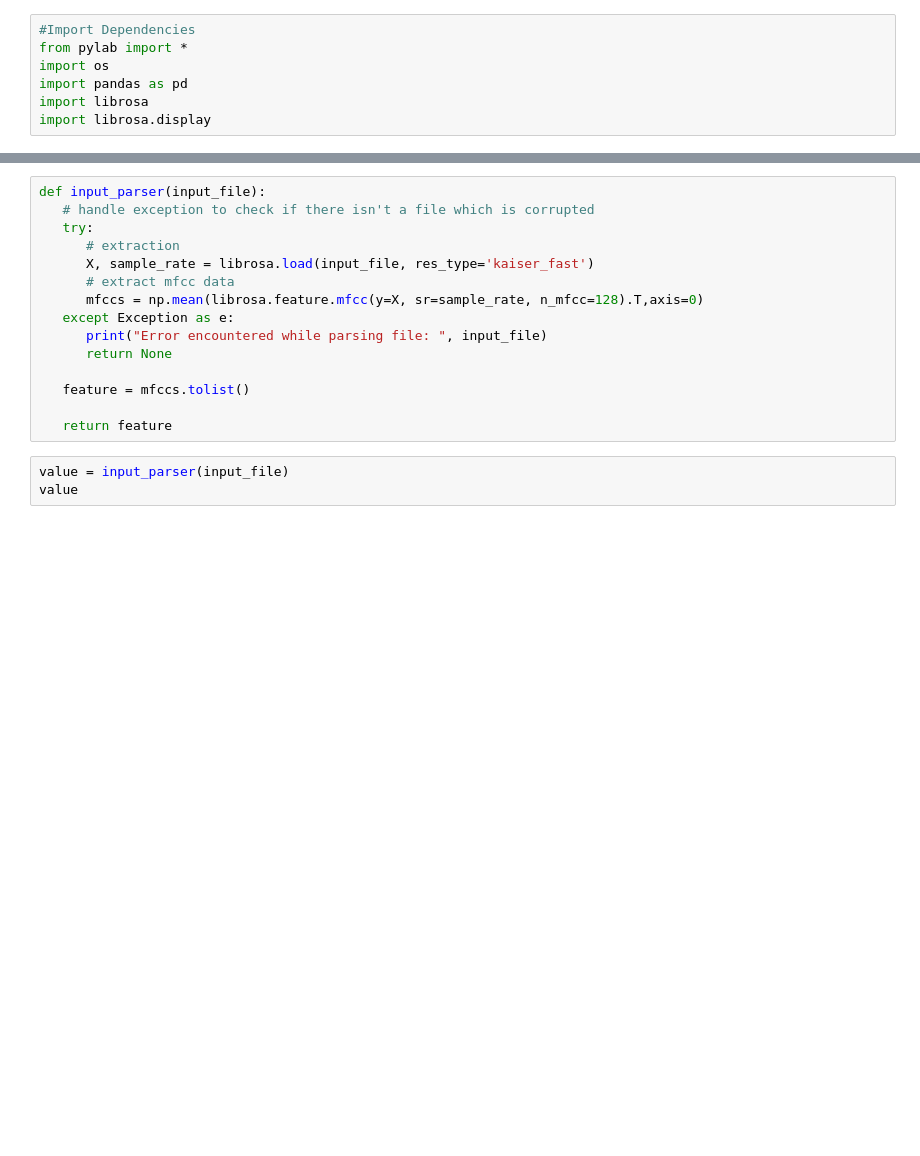
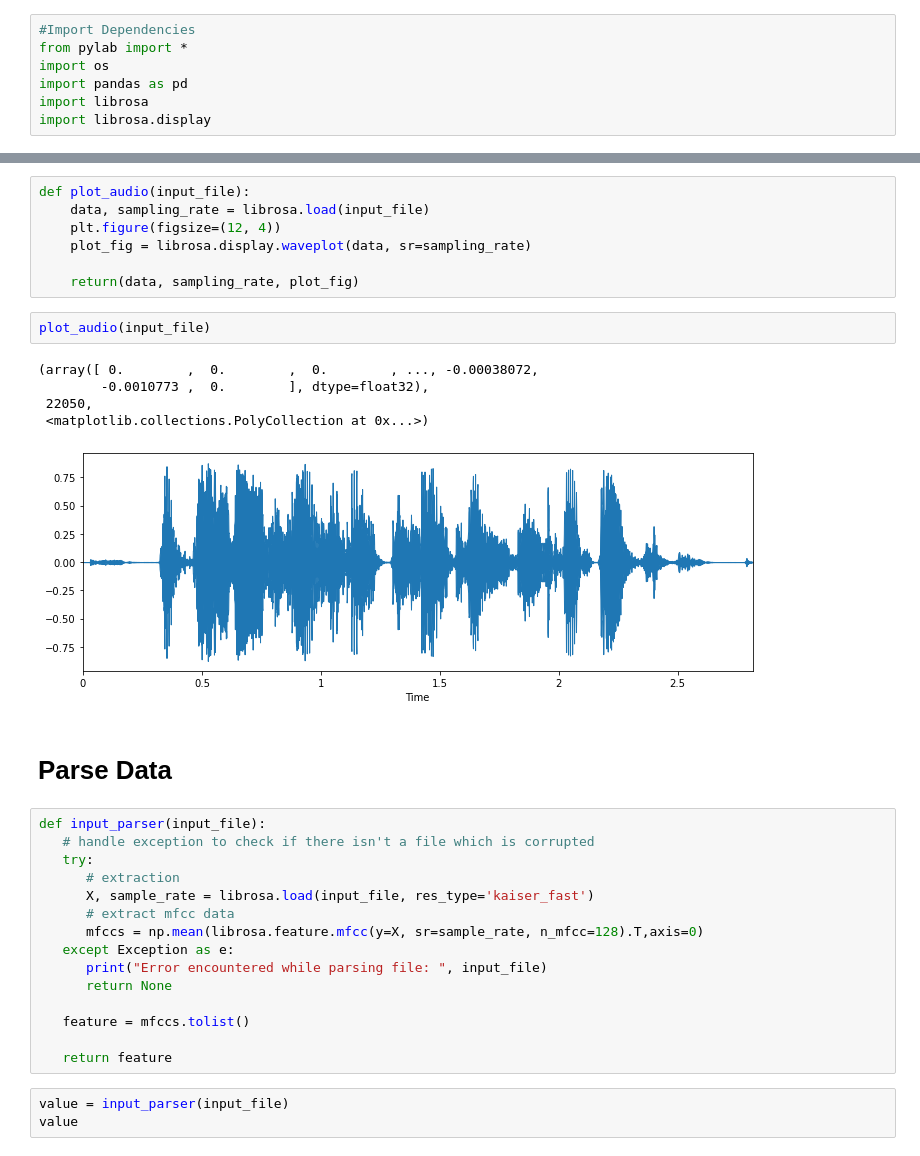
Before and after one commit to timsamson/audible_emotion_recognition, a Jupyter notebook: data_prep/input_parser.ipynb, the cells around one changed output, grey strips where cells are left out. Drawn from its saved outputs; the diff is of its cells as text; blank space fills up the shorter version.

```diff
--- a/data_prep/input_parser.ipynb
+++ b/data_prep/input_parser.ipynb
@@ -22,3 +22,20 @@ librosa.display.waveplot(data, sr=sampling_rate)
+# %%
+def plot_audio(input_file):
+    data, sampling_rate = librosa.load(input_file)
+    plt.figure(figsize=(12, 4))
+    plot_fig = librosa.display.waveplot(data, sr=sampling_rate)
+
+    return(data, sampling_rate, plot_fig)
+# %%
+plot_audio(input_file)
+# %% [output]
+(array([ 0.        ,  0.        ,  0.        , ..., -0.00038072,
+        -0.0010773 ,  0.        ], dtype=float32),
+ 22050,
+ <matplotlib.collections.PolyCollection at 0x...>)
+[figure, added]
+# %% [markdown]
+# Parse Data
 # %%
 def input_parser(input_file):
    # handle exception to check if there isn't a file which is corrupted
```
Also changed, not shown: parts of 9 cells of this notebook, 4 other files.
